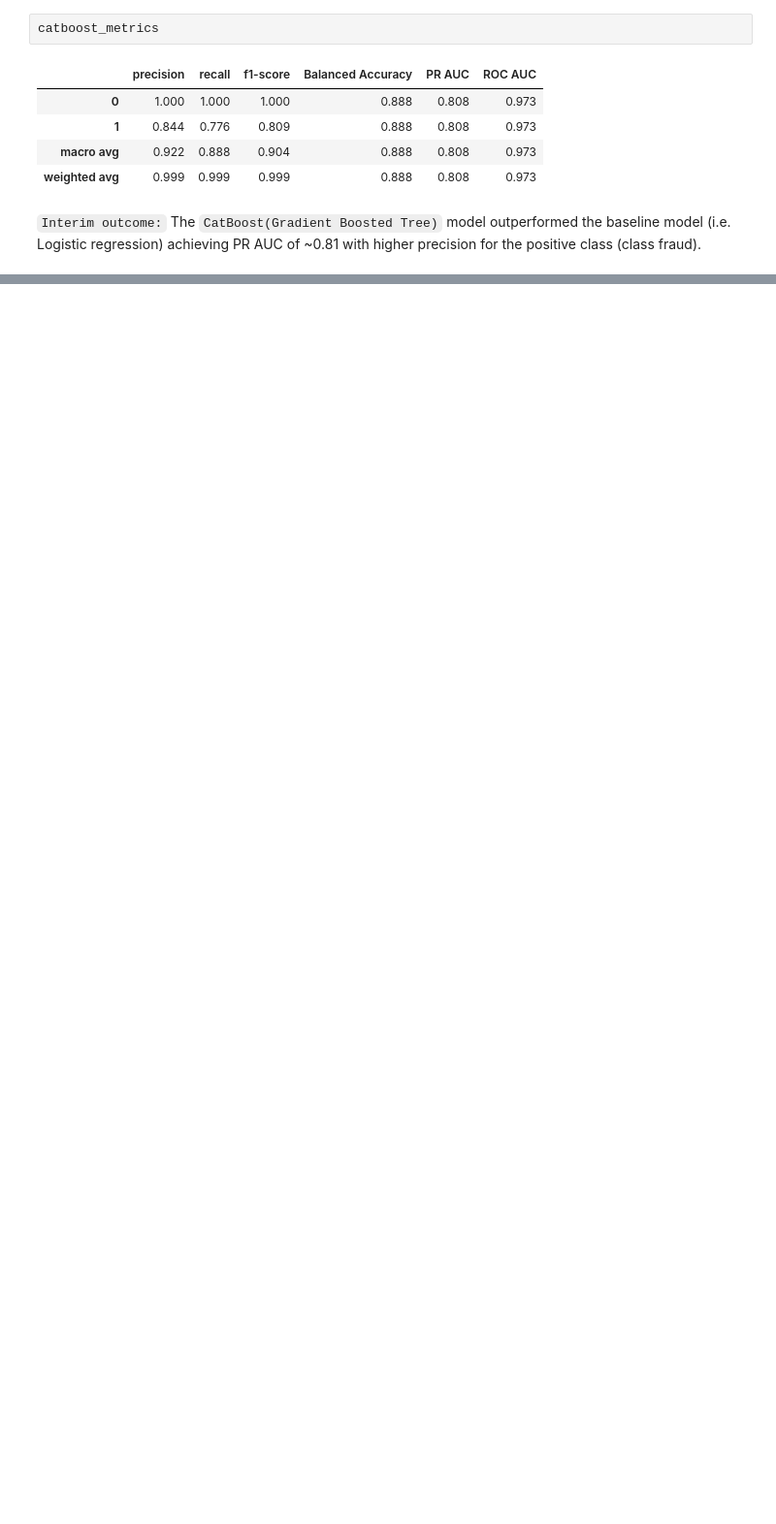
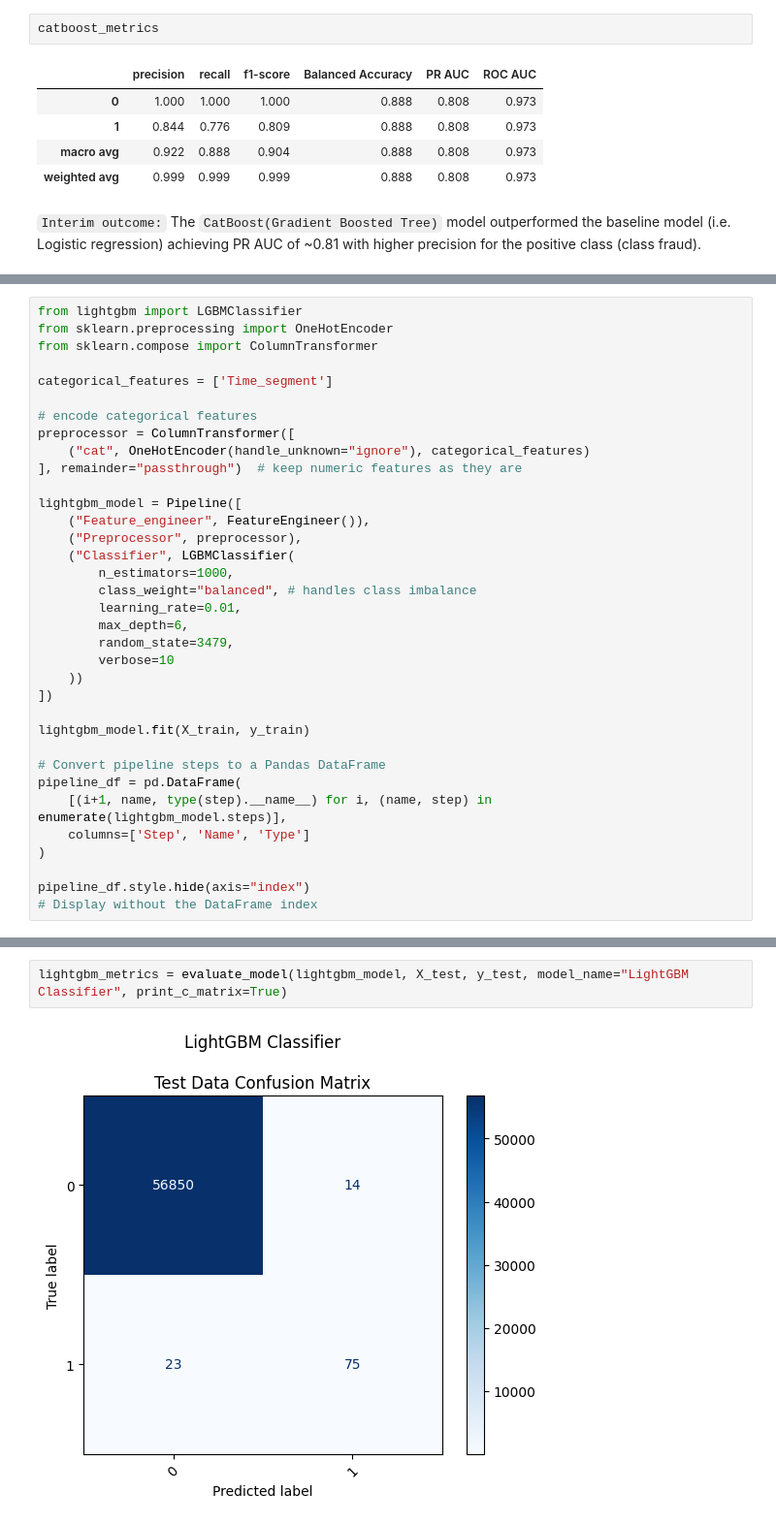
Before and after one commit to muhannad-imam/fraud-risk-modeling, a Jupyter notebook: notebooks/04_modeling.ipynb, the cells around one changed output, grey strips where cells are left out. Shown at 97% size. Cells and saved outputs as stored; diff of their text form; blank space fills up the shorter version.

```diff
--- a/notebooks/04_modeling.ipynb
+++ b/notebooks/04_modeling.ipynb
@@ -193,0 +198,35 @@ The `CatBoost(Gradient Boosted Tree)` model outperformed the baseline model (i.e
+# %%
+from lightgbm import LGBMClassifier
+from sklearn.preprocessing import OneHotEncoder
+from sklearn.compose import ColumnTransformer
+
+categorical_features = ['Time_segment']
+
+# encode categorical features
+preprocessor = ColumnTransformer([
+    ("cat", OneHotEncoder(handle_unknown="ignore"), categorical_features)
+], remainder="passthrough")  # keep numeric features as they are
+
+lightgbm_model = Pipeline([
+    ("Feature_engineer", FeatureEngineer()),
+    ("Preprocessor", preprocessor),
+    ("Classifier", LGBMClassifier(
+        n_estimators=1000,
+        class_weight="balanced", # handles class imbalance
+        learning_rate=0.01,
+        max_depth=6,
+        random_state=3479,
+        verbose=10
+    ))
+])
+
+lightgbm_model.fit(X_train, y_train)
+
+# Convert pipeline steps to a Pandas DataFrame
+pipeline_df = pd.DataFrame(
+    [(i+1, name, type(step).__name__) for i, (name, step) in enumerate(lightgbm_model.steps)],
+    columns=['Step', 'Name', 'Type']
+)
+
+pipeline_df.style.hide(axis="index")
+# Display without the DataFrame index
@@ -193,0 +255,4 @@ The `CatBoost(Gradient Boosted Tree)` model outperformed the baseline model (i.e
+# %%
+lightgbm_metrics = evaluate_model(lightgbm_model, X_test, y_test, model_name="LightGBM Classifier", print_c_matrix=True)
+# %% [output]
+[figure, added]
```
Also changed, not shown: parts of 5 cells of this notebook.
